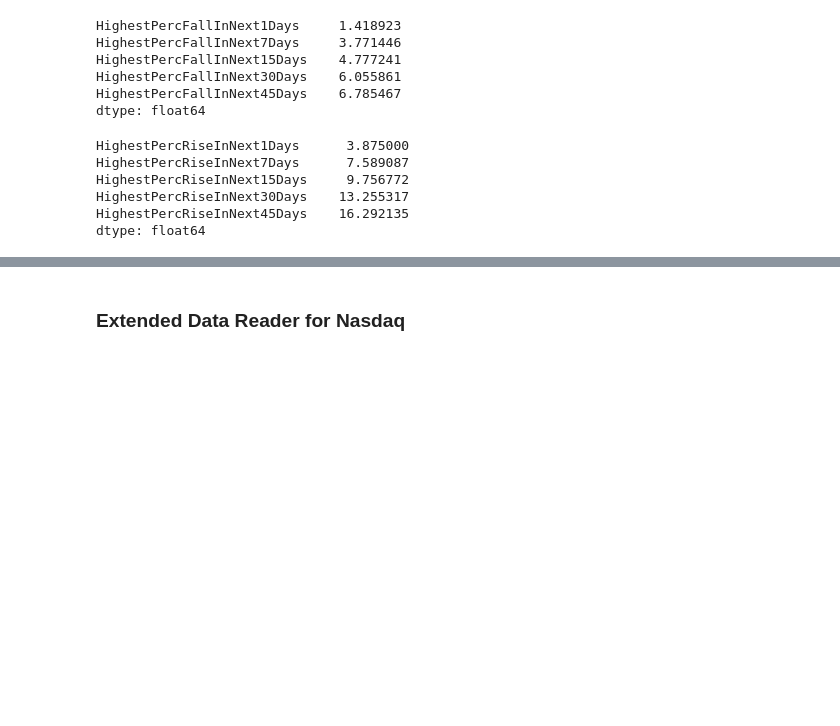
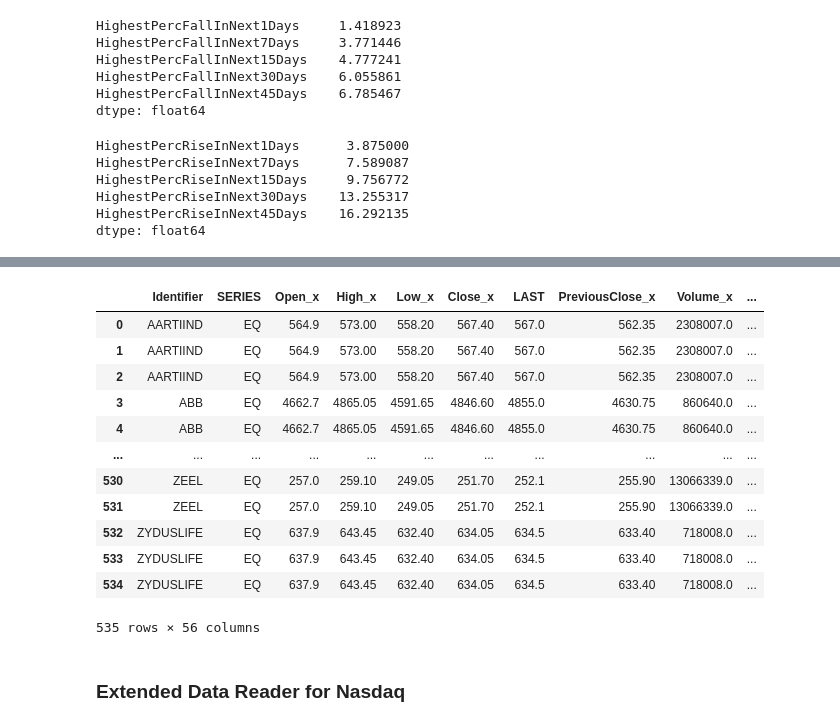
Before and after one commit to nareshrohra/markets_insights, a Jupyter notebook: notebooks/examples.ipynb, the cells around one changed output, grey strips where cells are left out. Cells and saved outputs as stored; diff of their text form; code cells hidden in the pictures; blank space fills up the shorter version.

```diff
--- a/notebooks/examples.ipynb
+++ b/notebooks/examples.ipynb
@@ -201,0 +225,3 @@ dtype: float64
+# %%
+from markets_insights.core.column_definition import BaseColumns
+premium_data['PremiumPerct'] = premium_data[BaseColumns.Close] / premium_data[eq_reader.col_prefix+BaseColumns.Close] * 100
@@ -201,0 +244,4 @@ dtype: float64
+# %%
+rename_cols = {}
+for col in [col for col in premium_data.columns if '_x' in col]:
+  rename_cols[col] = f"Cash - {col.replace('_x', '')}"
@@ -202,3 +258,30 @@ dtype: float64
+# %%
+import pandas as pd
+merged_df = pd.merge(cash_data, fut_data, how='inner', on=[BaseColumns.Identifier, BaseColumns.Date], left_index=False, right_index=False)
+# %%
+from markets_insights.core.column_definition import BasePriceColumns
+from markets_insights.core.core import TypeHelper
+
+delta = lambda x, y: x - y
+
+for col in TypeHelper.get_class_static_values(BasePriceColumns):
+  merged_df[col] = delta(merged_df[col+'_x'], merged_df[col+'_y'])
+# %%
+merged_df
+# %% [output]
+|  | Identifier | SERIES | Open_x | High_x | Low_x | Close_x | LAST | PreviousClose_x | Volume_x | ... |
+| 0 | AARTIIND | EQ | 564.9 | 573.00 | 558.20 | 567.40 | 567.0 | 562.35 | 2308007.0 | ... |
+| 1 | AARTIIND | EQ | 564.9 | 573.00 | 558.20 | 567.40 | 567.0 | 562.35 | 2308007.0 | ... |
+| 2 | AARTIIND | EQ | 564.9 | 573.00 | 558.20 | 567.40 | 567.0 | 562.35 | 2308007.0 | ... |
+| 3 | ABB | EQ | 4662.7 | 4865.05 | 4591.65 | 4846.60 | 4855.0 | 4630.75 | 860640.0 | ... |
+| 4 | ABB | EQ | 4662.7 | 4865.05 | 4591.65 | 4846.60 | 4855.0 | 4630.75 | 860640.0 | ... |
+| ... | ... | ... | ... | ... | ... | ... | ... | ... | ... | ... |
+| 530 | ZEEL | EQ | 257.0 | 259.10 | 249.05 | 251.70 | 252.1 | 255.90 | 13066339.0 | ... |
+| 531 | ZEEL | EQ | 257.0 | 259.10 | 249.05 | 251.70 | 252.1 | 255.90 | 13066339.0 | ... |
+| 532 | ZYDUSLIFE | EQ | 637.9 | 643.45 | 632.40 | 634.05 | 634.5 | 633.40 | 718008.0 | ... |
+| 533 | ZYDUSLIFE | EQ | 637.9 | 643.45 | 632.40 | 634.05 | 634.5 | 633.40 | 718008.0 | ... |
+| 534 | ZYDUSLIFE | EQ | 637.9 | 643.45 | 632.40 | 634.05 | 634.5 | 633.40 | 718008.0 | ... |
+535 rows × 56 columns
 # %% [markdown]
 ### Extended Data Reader for Nasdaq
 # %%
```
Also changed, not shown: parts of 9 cells of this notebook, 6 other files.
